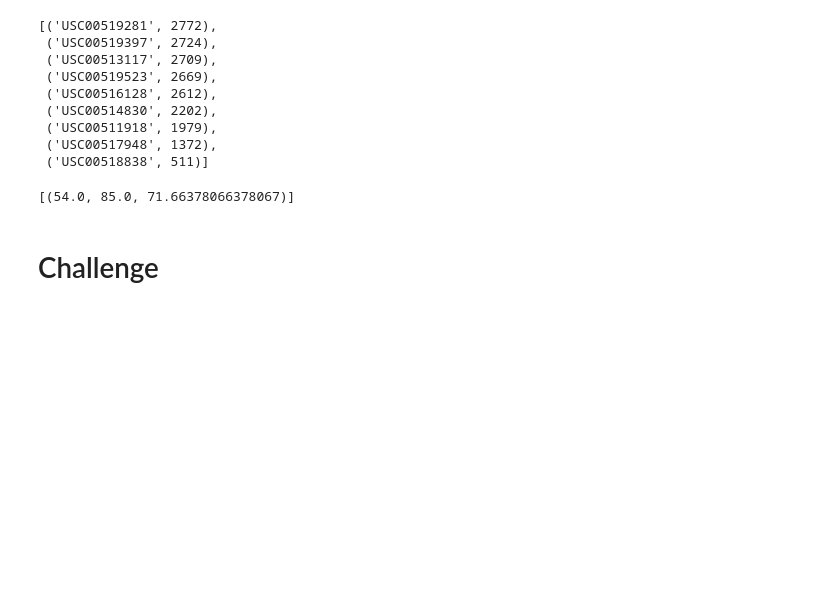
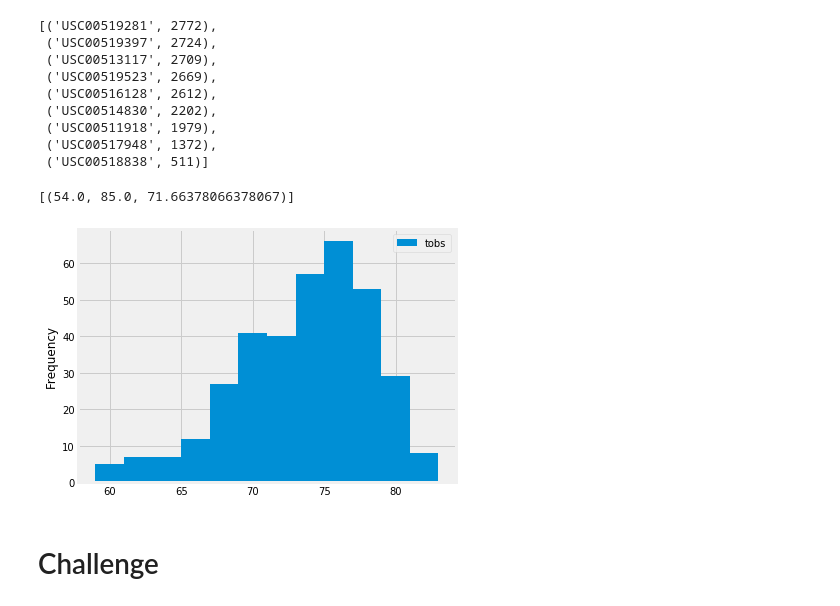
Before and after one commit to plin2204/SurfsUp_SQL, a Jupyter notebook: climate_analysis.ipynb, the cells around one changed output. Cells and saved outputs as stored; diff of their text form; code cells hidden in the pictures; blank space fills up the shorter version.

```diff
--- a/climate_analysis.ipynb
+++ b/climate_analysis.ipynb
@@ -99,11 +99,16 @@ filter(Measurement.station == 'USC00519281').all()
 # %%
 # 9.3.4 Choose the station with the highest number of temperature observations.
 # Query the last 12 months of temperature observation data for this station and plot the results as a histogram
 results = session.query(Measurement.tobs).\
-filter(Measurement.station == 'USC00519281').\
-filter(Measurement.date >= prev_year).all()
-
+    filter(Measurement.station == 'USC00519281').\
+    filter(Measurement.date >= prev_year).all()
+# convert to dataframe
+df = pd.DataFrame(results, columns=['tobs'])
+# plot in 12 bins
 df.plot.hist(bins=12)
+plt.tight_layout()
+# %% [output]
+[figure, added]
 # %%
 # Write a function called `calc_temps` that will accept start date and end date in the format '%Y-%m-%d'
 # and return the minimum, average, and maximum temperatures for that range of dates
```
Also changed, not shown: parts of 11 cells of this notebook.
